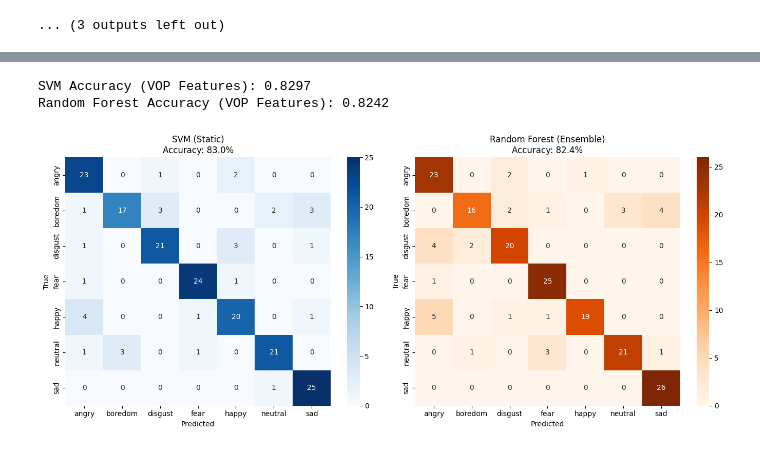
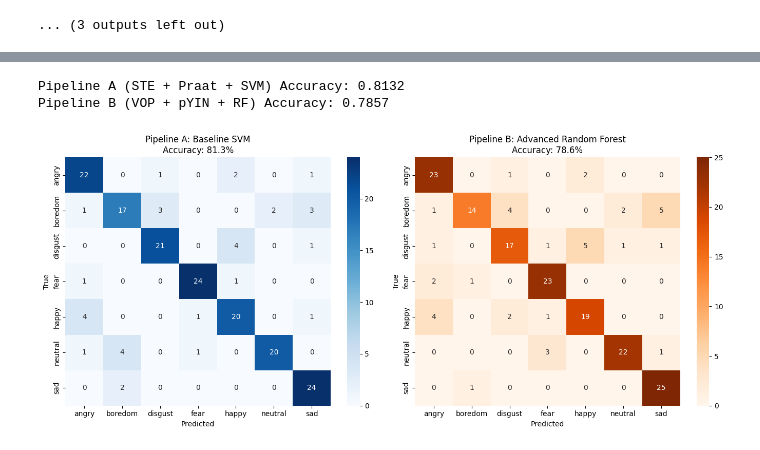
Before and after one commit to Nida05/ssp_project, a Jupyter notebook: codes/mfcc.ipynb, the cells around one changed output, grey strips where cells are left out. Cells and saved outputs as stored; diff of their text form; code cells hidden in the pictures.

Commit message:
model

```diff
--- a/codes/mfcc.ipynb
+++ b/codes/mfcc.ipynb
@@ -1197,58 +1224,65 @@ Ultimate Feature Matrix Shape: (910, 295)
 # %%
 # ============================================================
-# CLASSIFICATION & COMPARATIVE ANALYSIS
-# Compares SVM against Random Forest on the optimal VOP features
+# FINAL EVALUATION: PIPELINE A (SVM) vs PIPELINE B (Random Forest)
 # ============================================================
 import seaborn as sns
 import matplotlib.pyplot as plt
 from sklearn.metrics import accuracy_score, confusion_matrix
 from sklearn.preprocessing import StandardScaler
+from sklearn.model_selection import train_test_split
+from sklearn.svm import SVC
+from sklearn.ensemble import RandomForestClassifier
 
-# --- THE FIX: Use your teammate's 85% feature set directly ---
-X_train, X_test, y_train, y_test = train_test_split(X_fused_vopvep, y_encoded, test_size=0.2, random_state=42, stratify=y_encoded)
+# --- Pipeline A Setup (Baseline) ---
+X_train_A, X_test_A, y_train_A, y_test_A = train_test_split(X_PIPELINE_A, y_encoded, test_size=0.2, random_state=42, stratify=y_encoded)
+scaler_A = StandardScaler()
+X_train_A_scaled = scaler_A.fit_transform(X_train_A)
+X_test_A_scaled = scaler_A.transform(X_test_A)
 
-scaler = StandardScaler()
-X_train_scaled = scaler.fit_transform(X_train)
-X_test_scaled = scaler.transform(X_test)
+# --- Pipeline B Setup (Advanced) ---
+X_train_B, X_test_B, y_train_B, y_test_B = train_test_split(X_PIPELINE_B, y_encoded, test_size=0.2, random_state=42, stratify=y_encoded)
+scaler_B = StandardScaler()
+X_train_B_scaled = scaler_B.fit_transform(X_train_B)
+X_test_B_scaled = scaler_B.transform(X_test_B)
 
-# 1. Baseline Model: SVM (Should hit ~85% like your teammate saw)
+# 1. Train Baseline SVM (Pipeline A)
 svm_model = SVC(kernel='rbf', C=10, gamma='scale')
-svm_model.fit(X_train_scaled, y_train)
-svm_preds = svm_model.predict(X_test_scaled)
-svm_acc = accuracy_score(y_test, svm_preds)
+svm_model.fit(X_train_A_scaled, y_train_A)
+svm_preds = svm_model.predict(X_test_A_scaled)
+svm_acc = accuracy_score(y_test_A, svm_preds)
 
-# 2. Advanced Model: Random Forest
+# 2. Train Advanced Random Forest (Pipeline B)
 rf_model = RandomForestClassifier(n_estimators=200, max_depth=15, random_state=42, class_weight='balanced')
-rf_model.fit(X_train_scaled, y_train)
-rf_preds = rf_model.predict(X_test_scaled)
-rf_acc = accuracy_score(y_test, rf_preds)
+rf_model.fit(X_train_B_scaled, y_train_B)
+rf_preds = rf_model.predict(X_test_B_scaled)
+rf_acc = accuracy_score(y_test_B, rf_preds)
 
-print(f"SVM Accuracy (VOP Features): {svm_acc:.4f}")
-print(f"Random Forest Accuracy (VOP Features): {rf_acc:.4f}")
+print(f"Pipeline A (STE + Praat + SVM) Accuracy: {svm_acc:.4f}")
+print(f"Pipeline B (VOP + pYIN + RF) Accuracy: {rf_acc:.4f}")
 
-# --- Plot the Comparative Confusion Matrices ---
+# --- Plotting the Results ---
 fig, axes = plt.subplots(1, 2, figsize=(14, 6))
 
 try:
     emotions_decoded = le.inverse_transform(np.unique(y_encoded))
 except NameError:
     emotions_decoded = np.unique(y_encoded)
 
-sns.heatmap(confusion_matrix(y_test, svm_preds), annot=True, fmt='d', cmap='Blues',
+sns.heatmap(confusion_matrix(y_test_A, svm_preds), annot=True, fmt='d', cmap='Blues',
             xticklabels=emotions_decoded, yticklabels=emotions_decoded, ax=axes[0])
-axes[0].set_title(f'SVM (Static)\nAccuracy: {svm_acc*100:.1f}%')
+axes[0].set_title(f'Pipeline A: Baseline SVM\nAccuracy: {svm_acc*100:.1f}%')
 axes[0].set_xlabel('Predicted')
 axes[0].set_ylabel('True')
 
-sns.heatmap(confusion_matrix(y_test, rf_preds), annot=True, fmt='d', cmap='Oranges',
+sns.heatmap(confusion_matrix(y_test_B, rf_preds), annot=True, fmt='d', cmap='Oranges',
             xticklabels=emotions_decoded, yticklabels=emotions_decoded, ax=axes[1])
-axes[1].set_title(f'Random Forest (Ensemble)\nAccuracy: {rf_acc*100:.1f}%')
+axes[1].set_title(f'Pipeline B: Advanced Random Forest\nAccuracy: {rf_acc*100:.1f}%')
 axes[1].set_xlabel('Predicted')
 axes[1].set_ylabel('True')
 
 plt.tight_layout()
 plt.show()
 # %% [output]
-SVM Accuracy (VOP Features): 0.8297
-Random Forest Accuracy (VOP Features): 0.8242
+Pipeline A (STE + Praat + SVM) Accuracy: 0.8132
+Pipeline B (VOP + pYIN + RF) Accuracy: 0.7857
-[figure, old version]
+[figure, new version]
```
Also changed, not shown: parts of 2 cells of this notebook, 3 other files.
